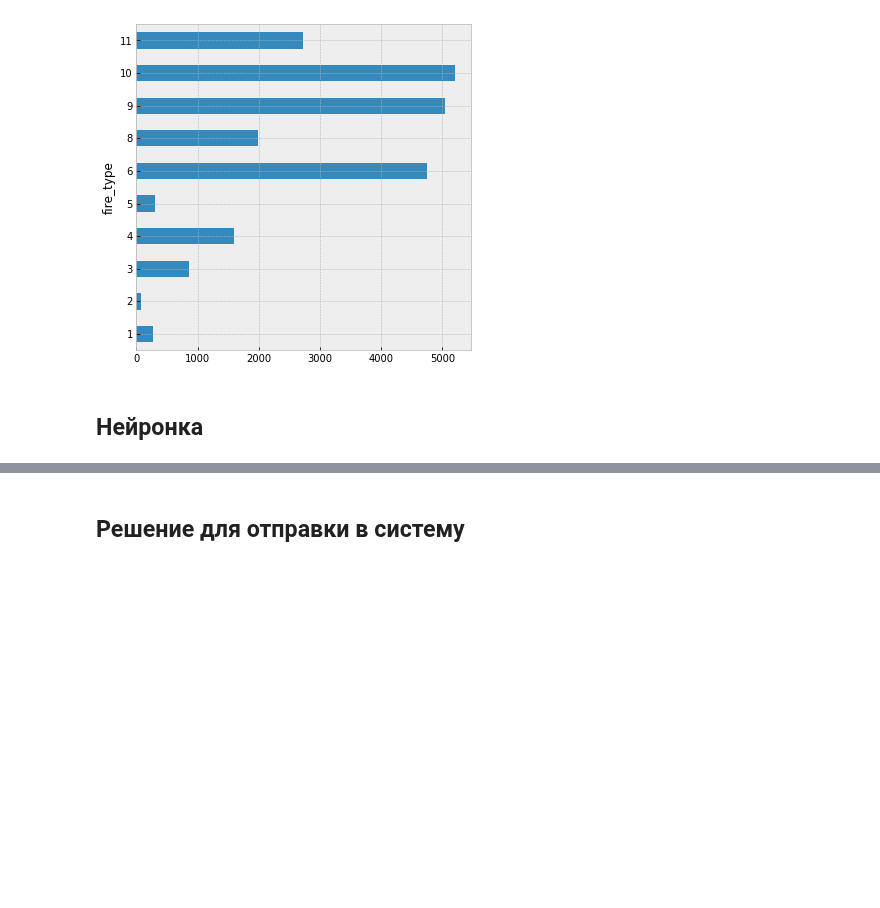
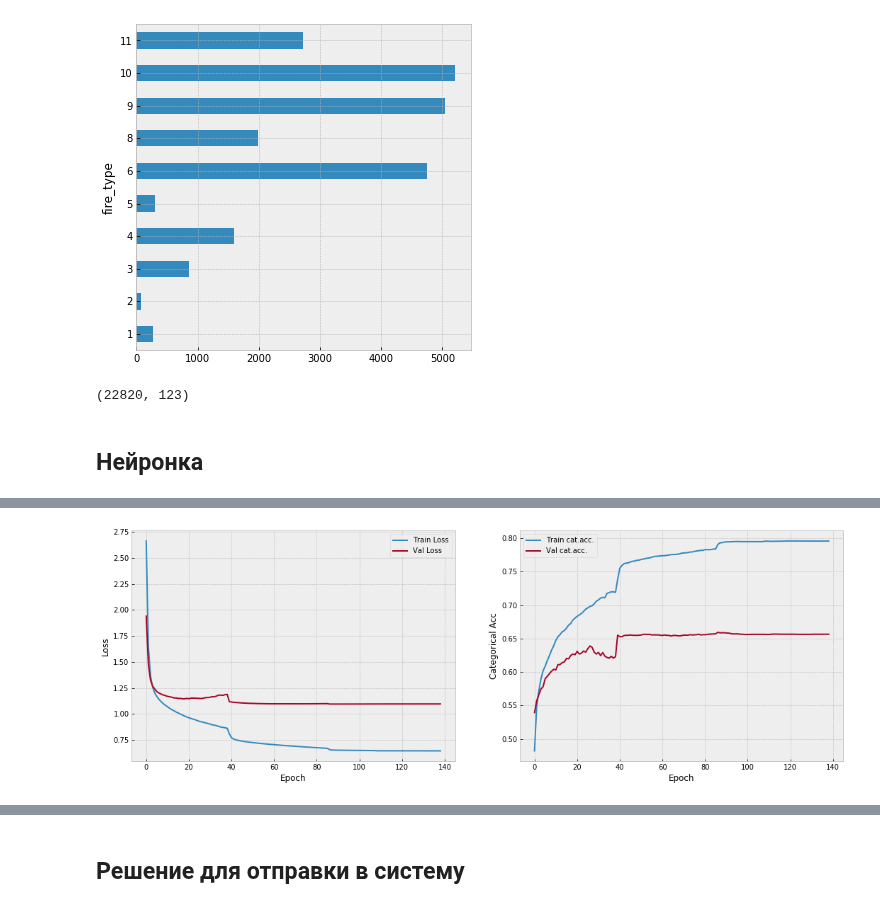
Before and after one commit to andygoosh/wildfire.sberbank.ai, a Jupyter notebook: workinprogress.ipynb, the cells around one changed output, grey strips where cells are left out. Cells and saved outputs as stored; diff of their text form; code cells hidden in the pictures; blank space fills up the shorter version.

```diff
--- a/workinprogress.ipynb
+++ b/workinprogress.ipynb
@@ -1071,11 +1045,16 @@ class_weight_dict
+# %%
+X.shape
+# %% [output]
+(22820, 123)
 # %% [markdown]
 ## Нейронка
 # %%
 keras.backend.clear_session()
 
-#_, y = prepare_data(one_hotted=False)
-#class_weights = skl.utils.class_weight.compute_class_weight('balanced', np.unique(y), y)
-#class_weights = dict(enumerate(class_weights))
+_, y = prepare_data(one_hotted=False)
+class_weights = skl.utils.class_weight.compute_class_weight('balanced', np.unique(y), y)
+class_weights = dict(enumerate(class_weights))
+#class_weight = { np.unique(y)[i]: class_weights[i] for i in range(len(np.unique(y))) }
 
 X, y = prepare_data(one_hotted=True)
 
@@ -1084,12 +1063,20 @@ BS = 256
 FOLDS = 10
 FIRE_TYPE_NUM = y.shape[1] #len(np.unique(y))
 degree = 0
-n_neighbors = 5
+n_neighbors = 5 #5
 
 polies = []
 neighbs = []
 
 tr_data, cv_data, y_trn, y_cv = train_test_split(X, y, test_size=0.25, random_state=RS)
+
+if degree > 1:
+  tr_data, cv_data, poly = add_polynomial(tr_data, cv_data, degree)
+  polies.append(poly)
+
+if n_neighbors > 0:
+  tr_data, cv_data, neigh = add_neighbors(tr_data, cv_data, n_neighbors)
+  neighbs.append(neigh)
 
 center, scale = tr_data.mean().values, tr_data.std().values
 trn = (tr_data.values - center)/scale
@@ -1097,14 +1084,6 @@ cvn = (cv_data.values - center)/scale
 
 center.tofile('center.bin')
 scale.tofile('scale.bin')
-
-#if degree > 1:
-#  tr_data, cv_data, poly = add_polynomial(tr_data, cv_data, degree)
-#  polies.append(poly)
-
-#if n_neighbors > 0:
-#  tr_data, cv_data, neigh = add_neighbors(tr_data, cv_data, n_neighbors)
-#  neighbs.append(neigh)
 
 from keras import backend as K
 
@@ -1117,16 +1096,16 @@ def auc(y_true, y_pred):
 FEATURES_NUM = tr_data.shape[1]
 weight_decay = 0.01
 model = keras.Sequential([
-#    layers.Reshape(target_shape=[1, FEATURES_NUM], input_shape=[FEATURES_NUM]),
-#    layers.LSTM(512, kernel_regularizer=keras.regularizers.l2(weight_decay)),
-    layers.Dense(512),
+    layers.Dense(512, input_shape=(FEATURES_NUM,), activation='relu', kernel_regularizer=keras.regularizers.l2(weight_decay)),
+    layers.Dense(512, activation='relu'),
     layers.Dense(FIRE_TYPE_NUM, activation='softmax'),
   ])
-optimizer=keras.optimizers.RMSprop(lr=1e-2)
-model.compile(optimizer='adam',
+#optimizer=keras.optimizers.RMSprop(lr=1e-2)
+optimizer=keras.optimizers.Adam(lr=1e-3)
+model.compile(optimizer=optimizer,
               metrics=[#tf.keras.metrics.AUC(),
-                        auc,
-                        'categorical_accuracy',
+                       #auc,
+                        'categorical_accuracy'
                        #'sparse_categorical_accuracy'
                         ],
               #loss='sparse_categorical_crossentropy'
@@ -1138,11 +1117,8 @@ class ResetStatesCallback(keras.callbacks.Callback):
     def on_batch_begin(self, batch, logs):
         self.model.reset_states()
 
-#lr_schedule = keras.callbacks.ReduceLROnPlateau(verbose=0, factor=0.01, patience=10, monitor='val_auc', mode='max')
-lr_schedule = keras.callbacks.ReduceLROnPlateau(verbose=0, factor=0.5, patience=10, monitor='val_loss', mode='min')
-#early_stop = keras.callbacks.EarlyStopping( patience=20, monitor='val_auc', mode='max' ) #, restore_best_weights=True)
-early_stop = keras.callbacks.EarlyStopping( patience=20, monitor='val_loss', mode='min' )
-#model_save = keras.callbacks.ModelCheckpoint( "my_checkpoint.h5", monitor='val_auc', mode='max', save_best_only=True )
+lr_schedule = keras.callbacks.ReduceLROnPlateau(verbose=0, factor=0.1, patience=20, monitor='val_loss', mode='min')
+early_stop = keras.callbacks.EarlyStopping( patience=50, monitor='val_loss', mode='min' )
 model_save = keras.callbacks.ModelCheckpoint( "my_checkpoint.h5", monitor='val_loss', save_best_only=True, mode='min' )
 reset_states = ResetStatesCallback()
 
@@ -1157,30 +1133,31 @@ model.reset_states()
 history = model.fit(trn, y_trn.values,
           epochs=EPOCHS,
           batch_size=BS,
-          shuffle=True,
+          shuffle=False,
           use_multiprocessing=True,
           verbose=1,
           #class_weight=class_weights,
           validation_data=(cvn, y_cv.values),
           callbacks=callbacks)
 del model
-model = keras.models.load_model('my_checkpoint.h5', custom_objects={'auc': auc})
-#model = keras.models.load_model('my_checkpoint.h5', compile=False)
+#model = keras.models.load_model('my_checkpoint.h5', custom_objects={'auc': auc})
+model = keras.models.load_model('my_checkpoint.h5')
 
-plot_history(history, auc=True)
+plot_history(history, auc=False)
 
 score = model.evaluate(trn, y_trn.values,
                         batch_size=BS,
                         verbose=0,
                         use_multiprocessing=True)
-print('loss: {:.4f}, AUC: {:.4f} Cat.Acc.: {:.4f}'.format(*score))
-#print('loss: {:.4f}, Cat.Acc.: {:.4f}'.format(*score))
+#print('loss: {:.4f}, AUC: {:.4f} Cat.Acc.: {:.4f}'.format(*score))
+print('loss: {:.4f}, Cat.Acc.: {:.4f}'.format(*score))
 
 score = model.evaluate(cvn, y_cv.values,
                         batch_size=BS,
                         verbose=0,
                         use_multiprocessing=True)
-print('loss: {:.4f}, AUC: {:.4f} Cat.Acc.: {:.4f}'.format(*score))
-#print('loss: {:.4f}, Cat.Acc.: {:.4f}'.format(*score))
+#print('loss: {:.4f}, AUC: {:.4f} Cat.Acc.: {:.4f}'.format(*score))
+print('loss: {:.4f}, Cat.Acc.: {:.4f}'.format(*score))
 
 model.reset_states()
+# %% [output]
@@ -1186,0 +1181 @@ model.reset_states()
+[figure, added]
```
Also changed, not shown: parts of 9 cells of this notebook.
